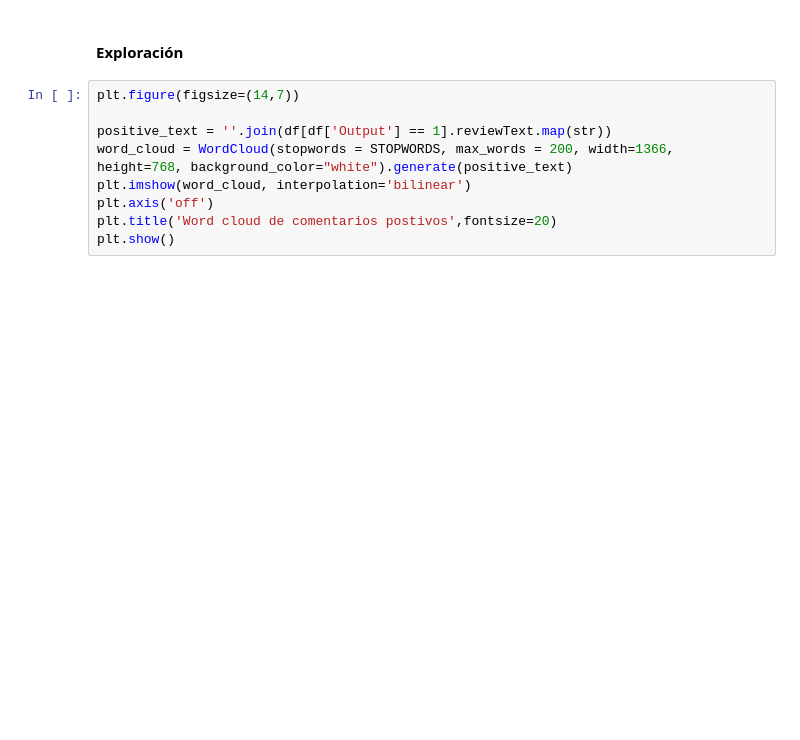
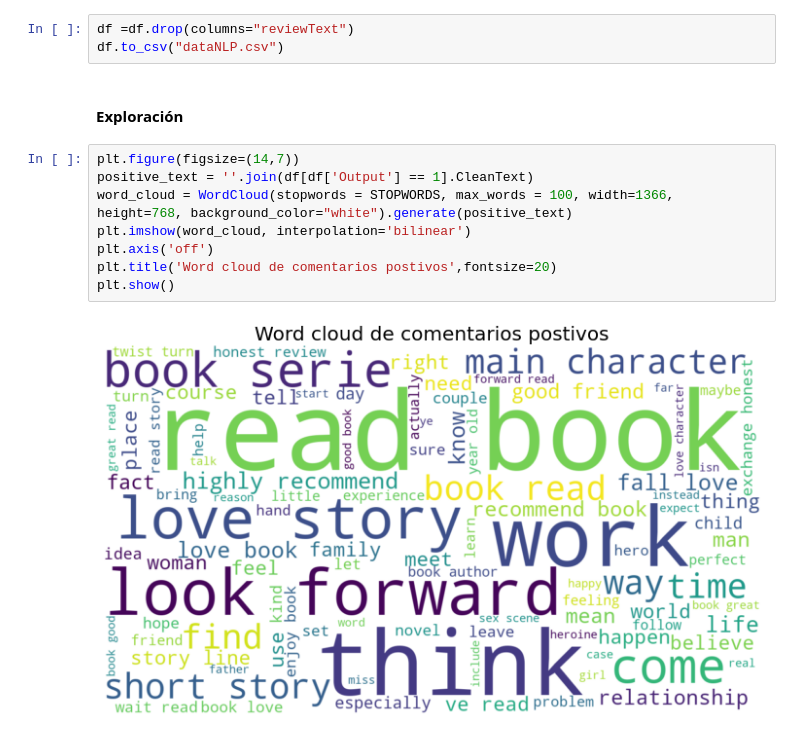
Before and after one commit to malvarezg1/BI, a Jupyter notebook: Proyecto 1/Proyecto 1- NLP.ipynb, the cells around one changed output. Drawn from its saved outputs; the diff is of its cells as text; blank space fills up the shorter version.

```diff
--- a/Proyecto 1/Proyecto 1- NLP.ipynb
+++ b/Proyecto 1/Proyecto 1- NLP.ipynb
@@ -138,13 +150,17 @@ df.head(10)
+# %%
+df =df.drop(columns="reviewText")
+df.to_csv("dataNLP.csv")
 # %% [markdown]
 #### Exploración
 # %%
 plt.figure(figsize=(14,7))
-
-positive_text = ''.join(df[df['Output'] == 1].reviewText.map(str))
-word_cloud = WordCloud(stopwords = STOPWORDS, max_words = 200, width=1366, height=768, background_color="white").generate(positive_text)
+positive_text = ''.join(df[df['Output'] == 1].CleanText)
+word_cloud = WordCloud(stopwords = STOPWORDS, max_words = 100, width=1366, height=768, background_color="white").generate(positive_text)
 plt.imshow(word_cloud, interpolation='bilinear')
 plt.axis('off')
 plt.title('Word cloud de comentarios postivos',fontsize=20)
 plt.show()
+# %% [output]
+[figure, added]
 # %%
 plt.figure(figsize=(14,7))
```
Also changed, not shown: parts of 3 cells of this notebook.
